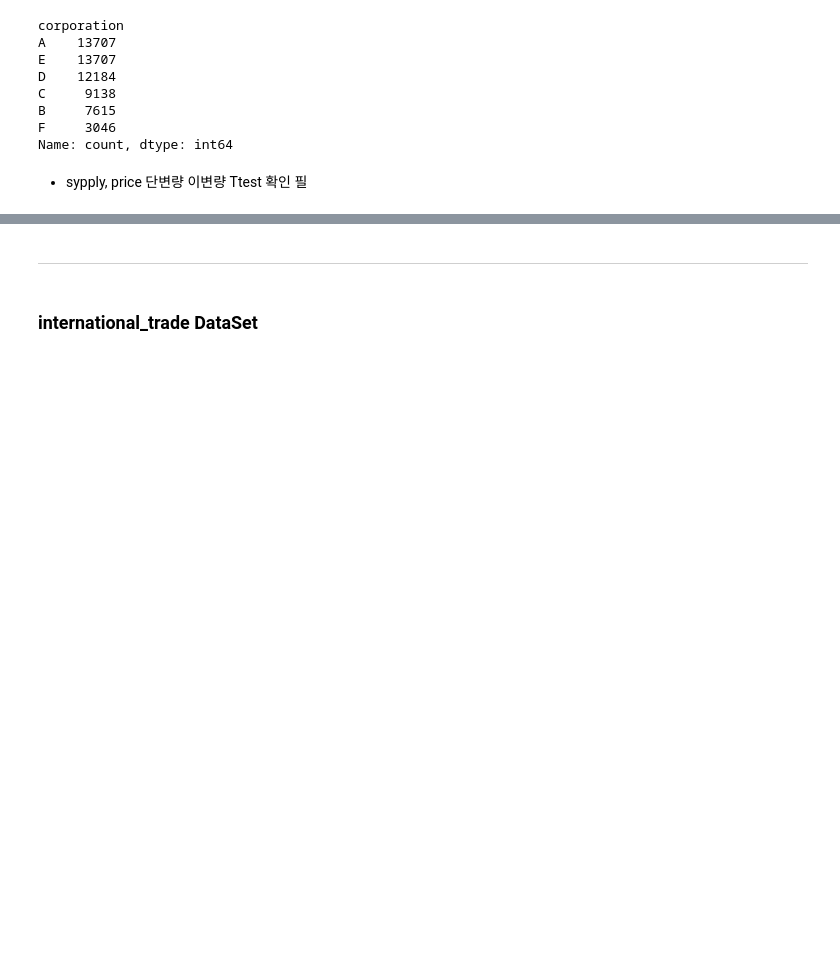
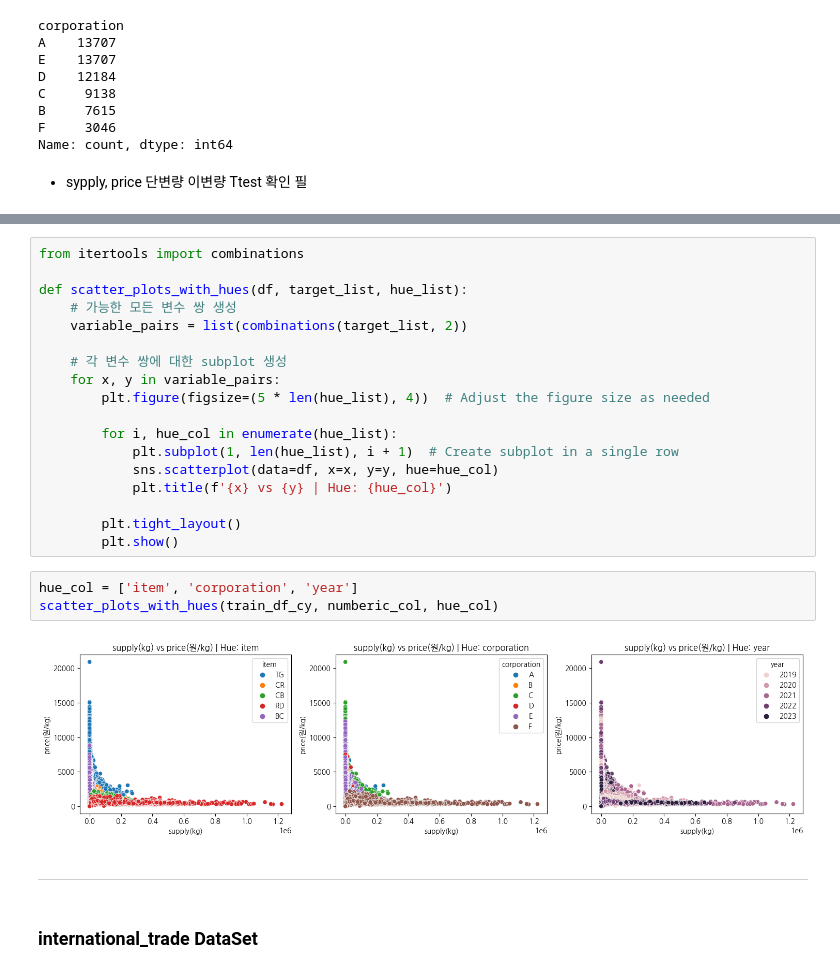
Before and after one commit to YongRokKim/Jeju_product_price, a Jupyter notebook: CRISP_DM.ipynb, the cells around one changed output, grey strips where cells are left out. Cells and saved outputs as stored; diff of their text form; blank space fills up the shorter version.

```diff
--- a/CRISP_DM.ipynb
+++ b/CRISP_DM.ipynb
@@ -239,3 +338,26 @@ Name: count, dtype: int64
+# %%
+from itertools import combinations
+
+def scatter_plots_with_hues(df, target_list, hue_list):
+    # 가능한 모든 변수 쌍 생성
+    variable_pairs = list(combinations(target_list, 2))
+
+    # 각 변수 쌍에 대한 subplot 생성
+    for x, y in variable_pairs:
+        plt.figure(figsize=(5 * len(hue_list), 4))  # Adjust the figure size as needed
+
+        for i, hue_col in enumerate(hue_list):
+            plt.subplot(1, len(hue_list), i + 1)  # Create subplot in a single row
+            sns.scatterplot(data=df, x=x, y=y, hue=hue_col)
+            plt.title(f'{x} vs {y} | Hue: {hue_col}')
+
+        plt.tight_layout()
+        plt.show()
+# %%
+hue_col = ['item', 'corporation', 'year']
+scatter_plots_with_hues(train_df_cy, numberic_col, hue_col)
+# %% [output]
+[figure, added]
 # %% [markdown]
 ----
 # %% [markdown]
```
Also changed, not shown: parts of 11 cells of this notebook.
